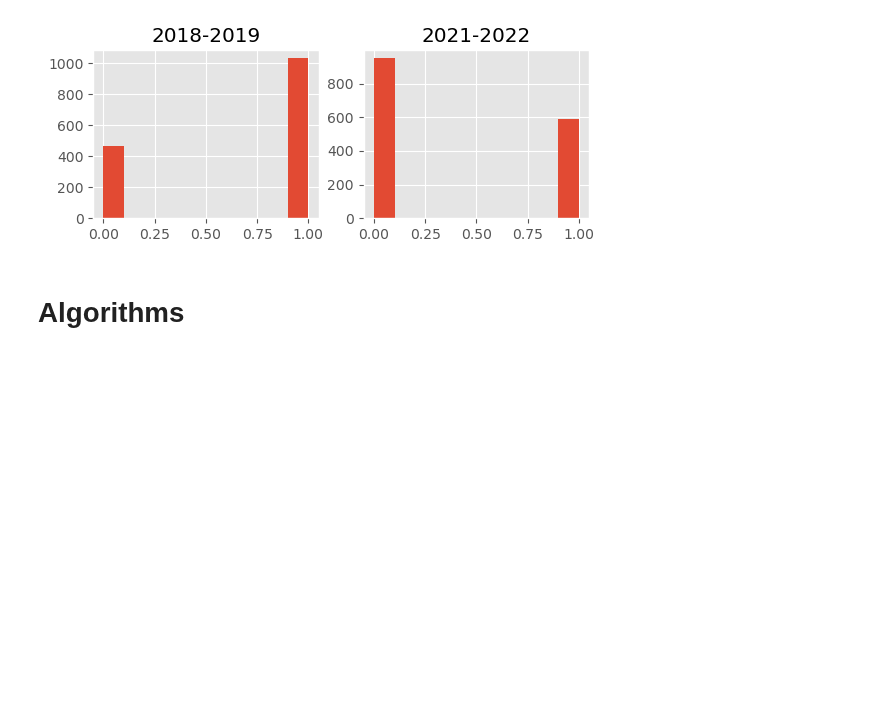
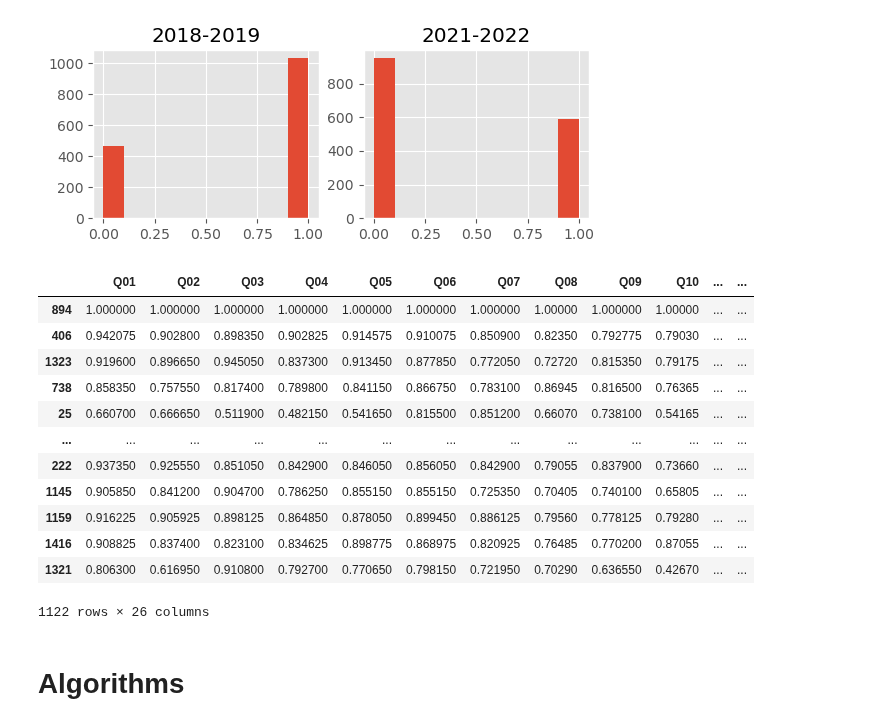
Before and after one commit to szelesaron/dissertation-code, a Jupyter notebook: ml-algorithms.ipynb, the cells around one changed output. Saved outputs shown, nothing was run; the diff lists cells and outputs as text; code cells hidden in the pictures; blank space fills up the shorter version.

```diff
--- a/ml-algorithms.ipynb
+++ b/ml-algorithms.ipynb
@@ -41,9 +46,24 @@ data_covid.Q27.hist()
 <AxesSubplot: title={'center': '2021-2022'}>
 [figure]
 # %%
-from sklearn.model_selection import train_test_split
+#split data
 x_train_bench, x_test_bench, y_train_bench, y_test_bench = train_test_split(data_bench.iloc[:,:26], data_bench.iloc[:,26], test_size=0.25, stratify= data_bench.iloc[:,26], shuffle = True, random_state=661)
 x_train_covid, x_test_covid, y_train_covid, y_test_covid = train_test_split(data_covid.iloc[:,:26], data_covid.iloc[:,26], test_size=0.25, stratify = data_covid.iloc[:,26], shuffle = True, random_state=661)
+x_train_bench
+# %% [output]
+|  | Q01 | Q02 | Q03 | Q04 | Q05 | Q06 | Q07 | Q08 | Q09 | Q10 | ... | ... |
+| 894 | 1.000000 | 1.000000 | 1.000000 | 1.000000 | 1.000000 | 1.000000 | 1.000000 | 1.00000 | 1.000000 | 1.00000 | ... | ... |
+| 406 | 0.942075 | 0.902800 | 0.898350 | 0.902825 | 0.914575 | 0.910075 | 0.850900 | 0.82350 | 0.792775 | 0.79030 | ... | ... |
+| 1323 | 0.919600 | 0.896650 | 0.945050 | 0.837300 | 0.913450 | 0.877850 | 0.772050 | 0.72720 | 0.815350 | 0.79175 | ... | ... |
+| 738 | 0.858350 | 0.757550 | 0.817400 | 0.789800 | 0.841150 | 0.866750 | 0.783100 | 0.86945 | 0.816500 | 0.76365 | ... | ... |
+| 25 | 0.660700 | 0.666650 | 0.511900 | 0.482150 | 0.541650 | 0.815500 | 0.851200 | 0.66070 | 0.738100 | 0.54165 | ... | ... |
+| ... | ... | ... | ... | ... | ... | ... | ... | ... | ... | ... | ... | ... |
+| 222 | 0.937350 | 0.925550 | 0.851050 | 0.842900 | 0.846050 | 0.856050 | 0.842900 | 0.79055 | 0.837900 | 0.73660 | ... | ... |
+| 1145 | 0.905850 | 0.841200 | 0.904700 | 0.786250 | 0.855150 | 0.855150 | 0.725350 | 0.70405 | 0.740100 | 0.65805 | ... | ... |
+| 1159 | 0.916225 | 0.905925 | 0.898125 | 0.864850 | 0.878050 | 0.899450 | 0.886125 | 0.79560 | 0.778125 | 0.79280 | ... | ... |
+| 1416 | 0.908825 | 0.837400 | 0.823100 | 0.834625 | 0.898775 | 0.868975 | 0.820925 | 0.76485 | 0.770200 | 0.87055 | ... | ... |
+| 1321 | 0.806300 | 0.616950 | 0.910800 | 0.792700 | 0.770650 | 0.798150 | 0.721950 | 0.70290 | 0.636550 | 0.42670 | ... | ... |
+1122 rows × 26 columns
 # %% [markdown]
 # Algorithms
 # %%
```
Also changed, not shown: parts of 18 cells of this notebook, 2 other files.
